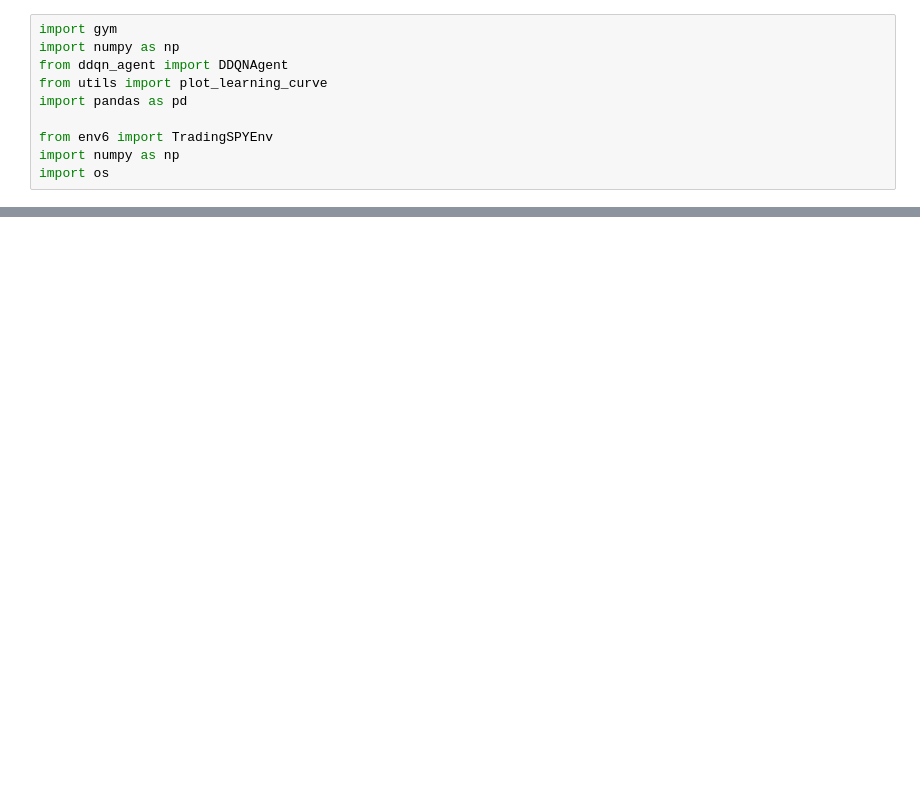
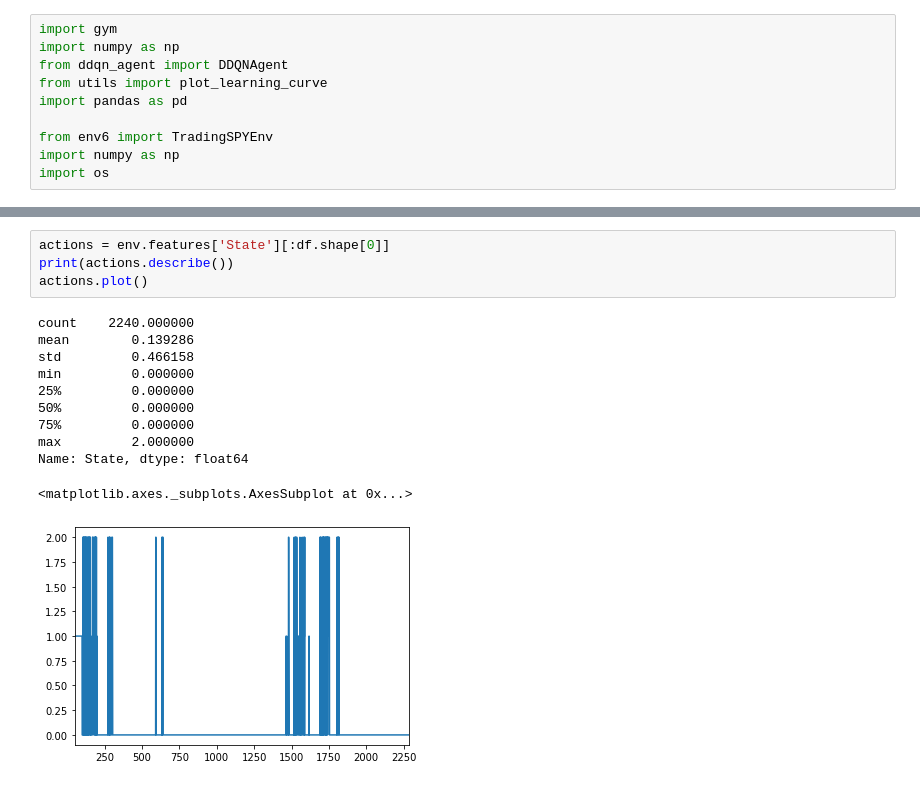
Before and after one commit to RWTHsniper/projects, a Jupyter notebook: practices/reinforcement learning/DDQN-stock/main_stock-test2.ipynb, the cells around one changed output, grey strips where cells are left out. Saved outputs shown, nothing was run; the diff lists cells and outputs as text; blank space fills up the shorter version.

```diff
--- a/practices/reinforcement learning/DDQN-stock/main_stock-test2.ipynb
+++ b/practices/reinforcement learning/DDQN-stock/main_stock-test2.ipynb
@@ -109,0 +109,16 @@ Name: State, dtype: float64
+# %%
+actions = env.features['State'][:df.shape[0]]
+print(actions.describe())
+actions.plot()
+# %% [output]
+count    2240.000000
+mean        0.139286
+std         0.466158
+min         0.000000
+25%         0.000000
+50%         0.000000
+75%         0.000000
+max         2.000000
+Name: State, dtype: float64
+<matplotlib.axes._subplots.AxesSubplot at 0x...>
+[figure, added]
```
Also changed, not shown: parts of 4 cells of this notebook, 2 other files.
